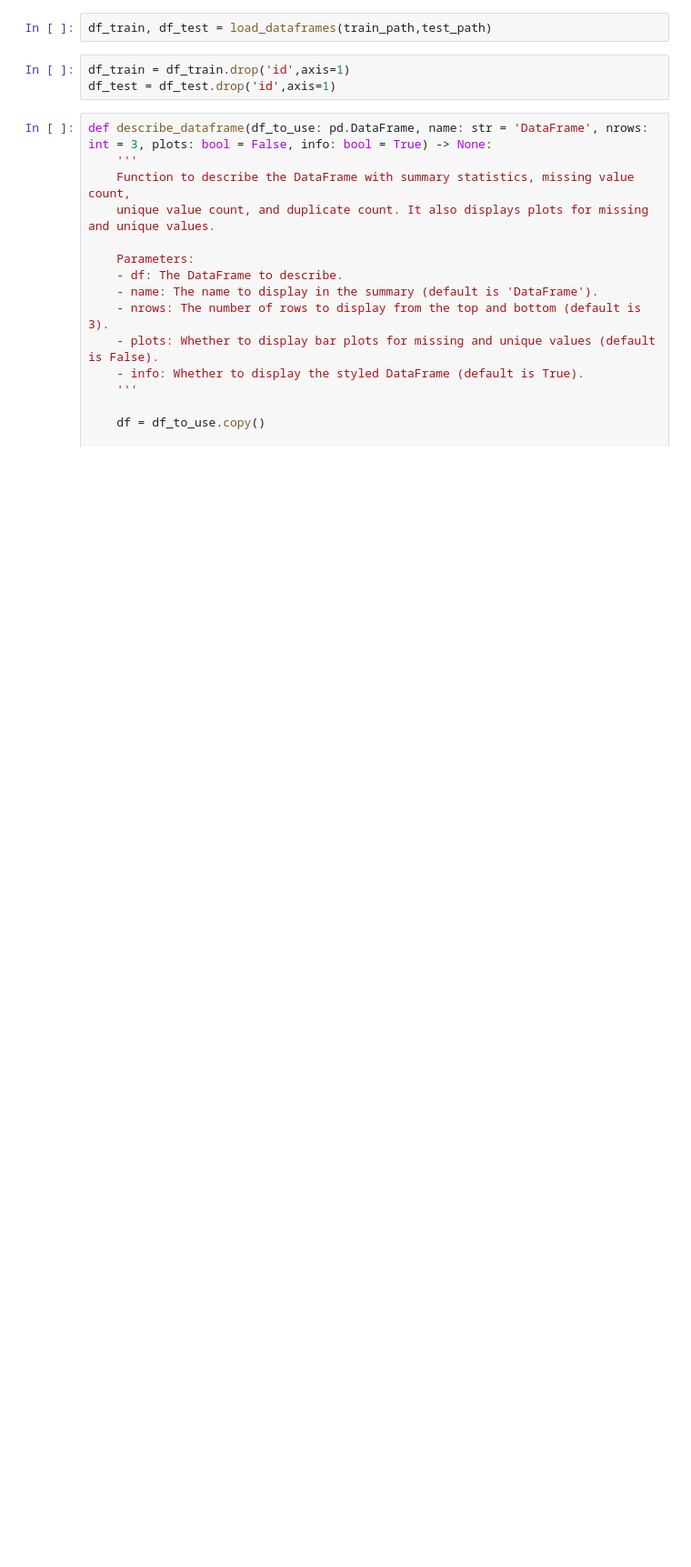
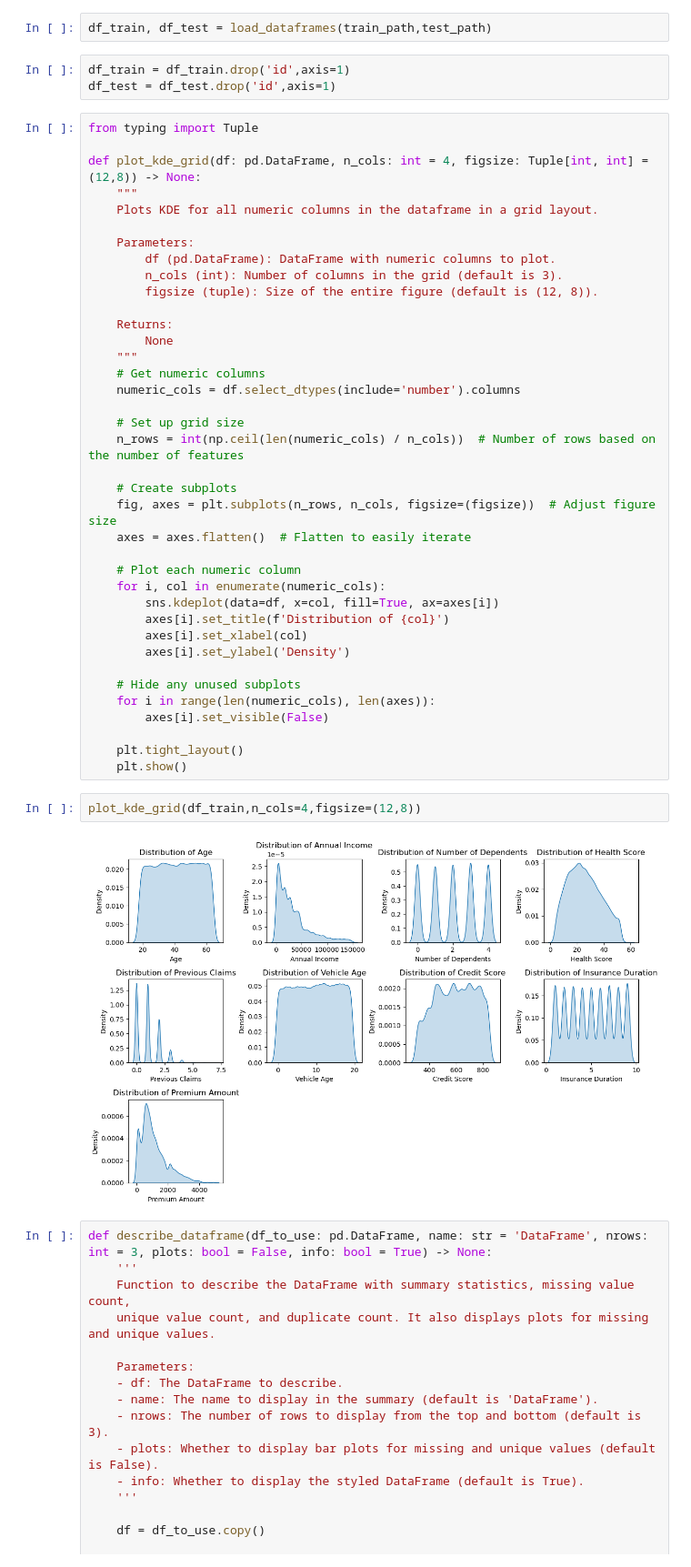
Before and after one commit to ZaneChodaniecky/Kaggle-Insurance, a Jupyter notebook: New Format.ipynb, the cells around one changed output. Shown at 91% size. Saved outputs shown, nothing was run; the diff lists cells and outputs as text; blank space fills up the shorter version.

```diff
--- a/New Format.ipynb
+++ b/New Format.ipynb
@@ -56,6 +56,48 @@ df_train, df_test = load_dataframes(train_path,test_path)
 # %%
 df_train = df_train.drop('id',axis=1)
 df_test = df_test.drop('id',axis=1)
+# %%
+from typing import Tuple
+
+def plot_kde_grid(df: pd.DataFrame, n_cols: int = 4, figsize: Tuple[int, int] = (12,8)) -> None:
+    """
+    Plots KDE for all numeric columns in the dataframe in a grid layout.
+
+    Parameters:
+        df (pd.DataFrame): DataFrame with numeric columns to plot.
+        n_cols (int): Number of columns in the grid (default is 3).
+        figsize (tuple): Size of the entire figure (default is (12, 8)).
+
+    Returns:
+        None
+    """
+    # Get numeric columns
+    numeric_cols = df.select_dtypes(include='number').columns
+
+    # Set up grid size
+    n_rows = int(np.ceil(len(numeric_cols) / n_cols))  # Number of rows based on the number of features
+
+    # Create subplots
+    fig, axes = plt.subplots(n_rows, n_cols, figsize=(figsize))  # Adjust figure size
+    axes = axes.flatten()  # Flatten to easily iterate
+
+    # Plot each numeric column
+    for i, col in enumerate(numeric_cols):
+        sns.kdeplot(data=df, x=col, fill=True, ax=axes[i])
+        axes[i].set_title(f'Distribution of {col}')
+        axes[i].set_xlabel(col)
+        axes[i].set_ylabel('Density')
+
+    # Hide any unused subplots
+    for i in range(len(numeric_cols), len(axes)):
+        axes[i].set_visible(False)
+
+    plt.tight_layout()
+    plt.show()
+# %%
+plot_kde_grid(df_train,n_cols=4,figsize=(12,8))
+# %% [output]
+[figure, added]
 # %%
 def describe_dataframe(df_to_use: pd.DataFrame, name: str = 'DataFrame', nrows: int = 3, plots: bool = False, info: bool = True) -> None:
     '''
```
Also changed, not shown: parts of 21 cells of this notebook.
